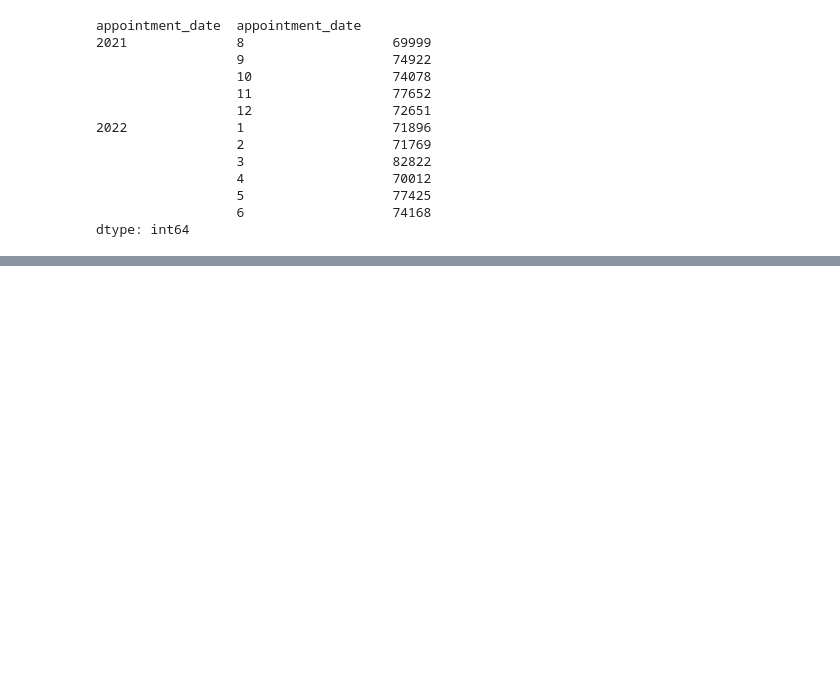
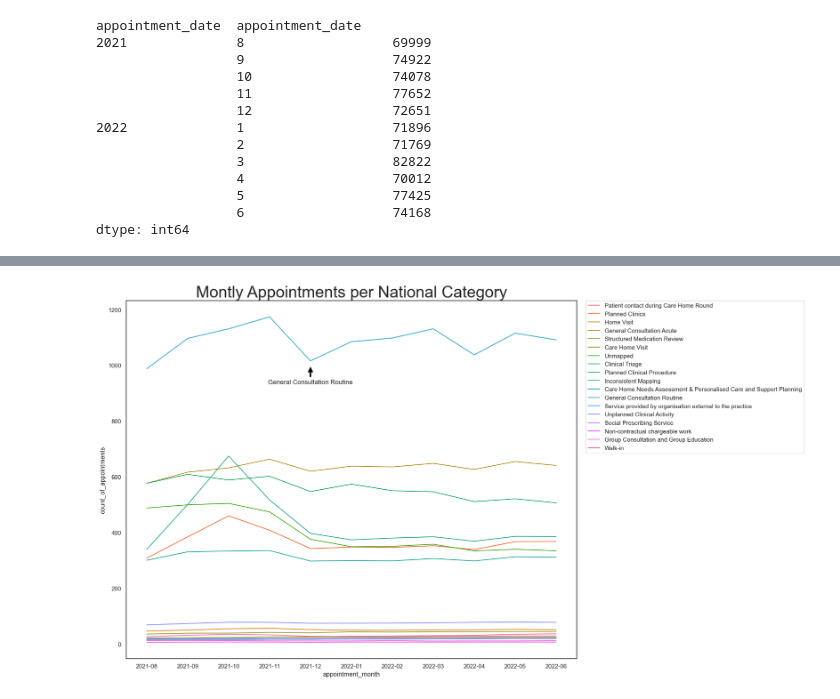
Before and after one commit to Matteo-Natalini/NHS_Staffing_and_Resource_Utilization_Analysis_with-Python, a Jupyter notebook: Natalini_Matteo_DA201_Assignment_Notebook.ipynb, the cells around one changed output, grey strips where cells are left out. Saved outputs shown, nothing was run; the diff lists cells and outputs as text; code cells hidden in the pictures; blank space fills up the shorter version.

```diff
--- a/Natalini_Matteo_DA201_Assignment_Notebook.ipynb
+++ b/Natalini_Matteo_DA201_Assignment_Notebook.ipynb
@@ -360,0 +601,6 @@ dtype: int64
+# %%
+# Create a separate data set that can be used in future weeks.
+nc_nc = nc[['national_category', 'count_of_appointments', 'appointment_month']]
+
+# View output.
+nc_nc
@@ -360,0 +640,24 @@ dtype: int64
+# %%
+# Create a lineplot.
+ax_3 = sns.lineplot(x='appointment_month', y='count_of_appointments', hue='national_category', data=nc_nc, ci=None)
+
+
+
+# ax_3.set_xlabel("count of appointments", fontsize = 20)
+# ax_3.set_ylabel("appointment month", fontsize = 20)
+# plt.legend(title = "National Categories", fontsize = 20)
+ax_3.set_title("Montly Appointments per National Category", fontsize=30)
+ax_3.annotate('General Consultation Routine', xy=(4, 1000),
+             xytext=(4, 950),
+             arrowprops={'facecolor': 'black', 'shrink': 0.05},
+             horizontalalignment='center', verticalalignment='top')
+
+# sns.move_legend(ax_3, "upper left", bbox_to_anchor=(1, 1), fontsize=15)
+
+#plt.legend(bbox_to_anchor=(0.5, -0.1), loc='upper right', borderaxespad=0.)
+plt.legend(bbox_to_anchor=(1.02, 1), loc='upper left', borderaxespad=0)
+# ax_3.set_xticklabels(nc['appointment_month'], rotation=45)
+
+plt.show()
+# %% [output]
+[figure, added]
```
Also changed, not shown: parts of 84 cells of this notebook.
